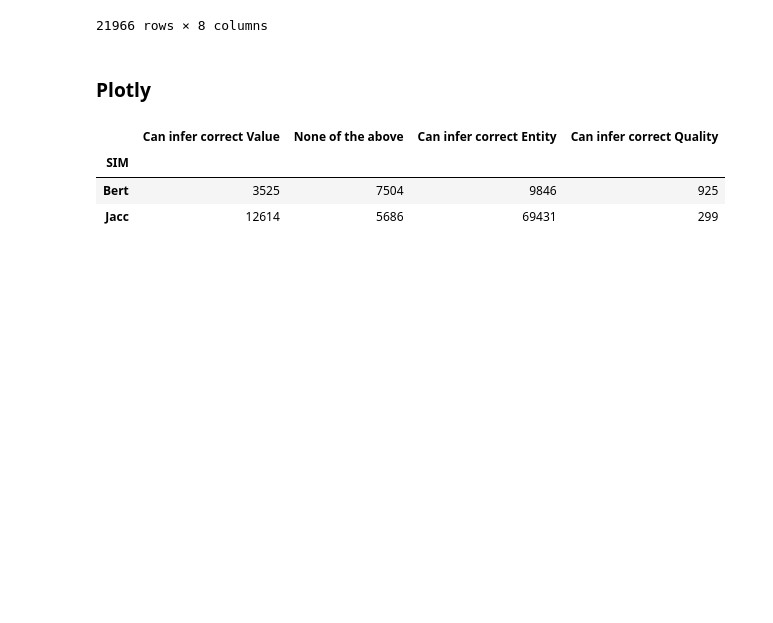
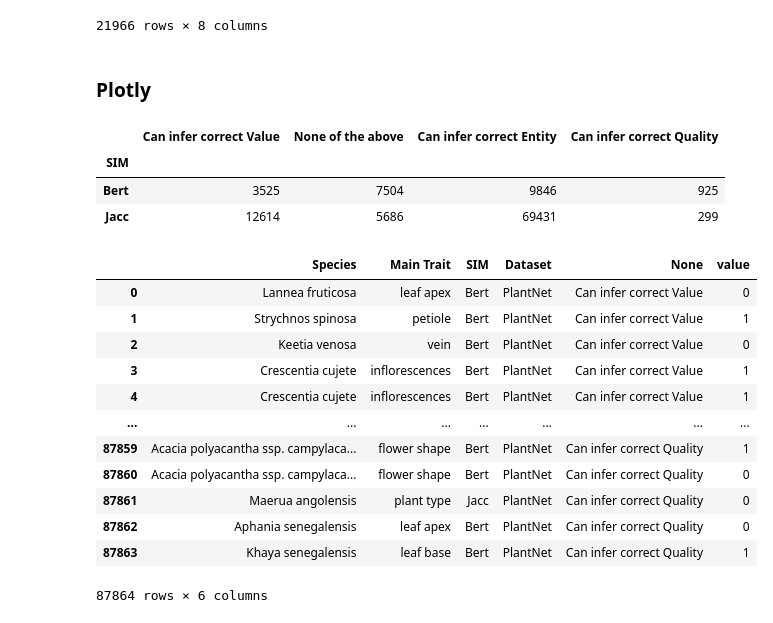
Before and after one commit to RobertvdV/GRS70424_Internship, a Jupyter notebook: notebooks/reports/surveys/1.0_survey_analyses.ipynb, the cells around one changed output. Saved outputs shown, nothing was run; the diff lists cells and outputs as text; code cells hidden in the pictures; blank space fills up the shorter version.

Commit message:
px plot

```diff
--- a/notebooks/reports/surveys/1.0_survey_analyses.ipynb
+++ b/notebooks/reports/surveys/1.0_survey_analyses.ipynb
@@ -234,3 +233,27 @@ fig.update_layout(
 )
 
 fig.show()
+# %%
+# df_melt = pd.melt(df_plot, id_vars=["Species", "Main Trait", "SIM", "Dataset"],
+#         value_vars=['Can infer correct Value', 'None of the above', 'Can infer correct Entity', 'Can infer correct Quality'],
+#         var_name='None', value_name='value', col_level=None, ignore_index=True)
+
+df_melt = pd.melt(df_plot, id_vars=["Species", "Main Trait", "SIM", "Dataset"],
+        value_vars=['Can infer correct Value', 'None of the above', 'Can infer correct Entity', 'Can infer correct Quality'],
+        var_name='None', value_name='value', col_level=None, ignore_index=True)
+
+df_melt
+# %% [output]
+|  | Species | Main Trait | SIM | Dataset | None | value |
+| 0 | Lannea fruticosa | leaf apex | Bert | PlantNet | Can infer correct Value | 0 |
+| 1 | Strychnos spinosa | petiole | Bert | PlantNet | Can infer correct Value | 1 |
+| 2 | Keetia venosa | vein | Bert | PlantNet | Can infer correct Value | 0 |
+| 3 | Crescentia cujete | inflorescences | Bert | PlantNet | Can infer correct Value | 1 |
+| 4 | Crescentia cujete | inflorescences | Bert | PlantNet | Can infer correct Value | 1 |
+| ... | ... | ... | ... | ... | ... | ... |
+| 87859 | Acacia polyacantha ssp. campylaca... | flower shape | Bert | PlantNet | Can infer correct Quality | 1 |
+| 87860 | Acacia polyacantha ssp. campylaca... | flower shape | Bert | PlantNet | Can infer correct Quality | 0 |
+| 87861 | Maerua angolensis | plant type | Jacc | PlantNet | Can infer correct Quality | 0 |
+| 87862 | Aphania senegalensis | leaf apex | Bert | PlantNet | Can infer correct Quality | 0 |
+| 87863 | Khaya senegalensis | leaf base | Bert | PlantNet | Can infer correct Quality | 1 |
+87864 rows × 6 columns
```
Also changed, not shown: parts of 2 cells of this notebook.
